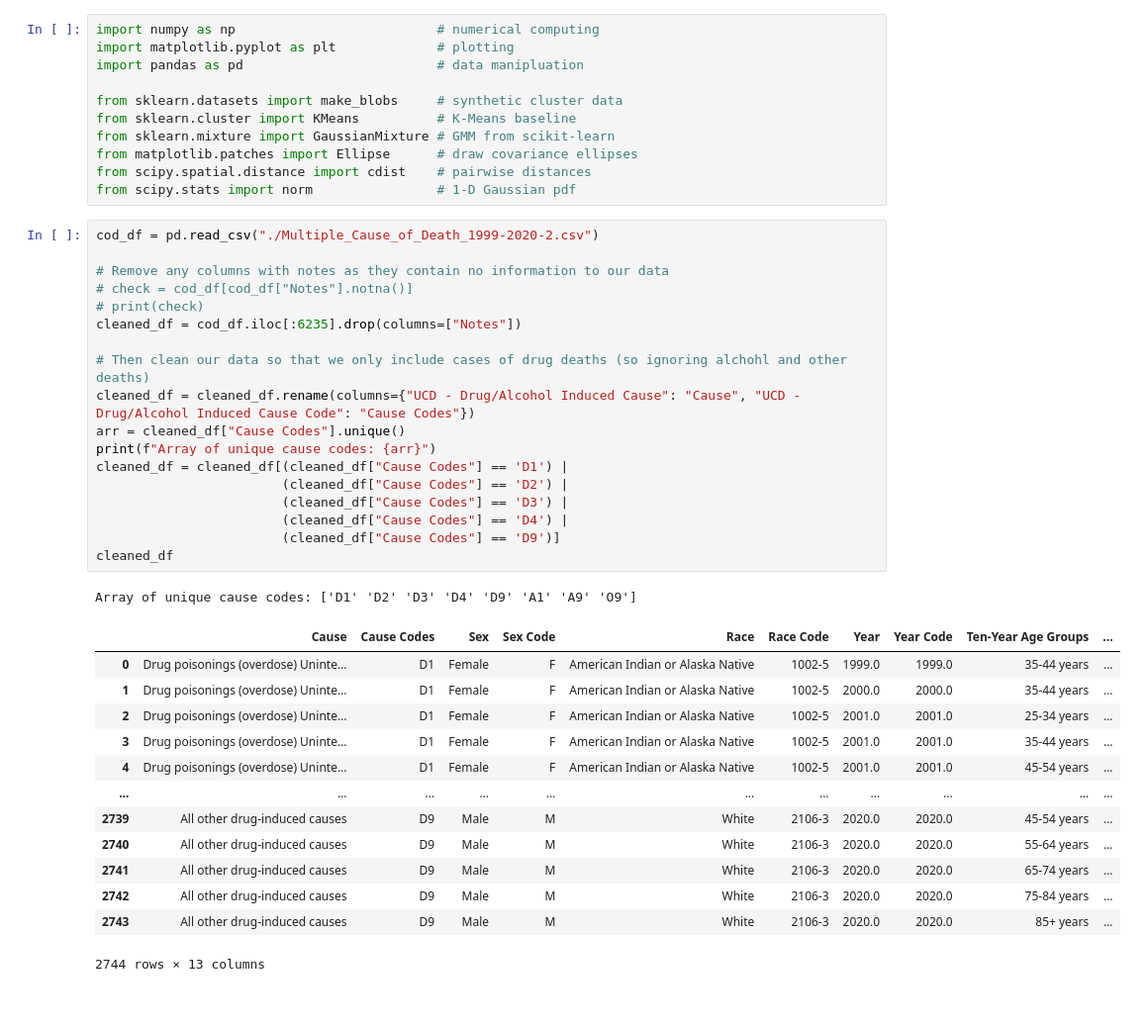
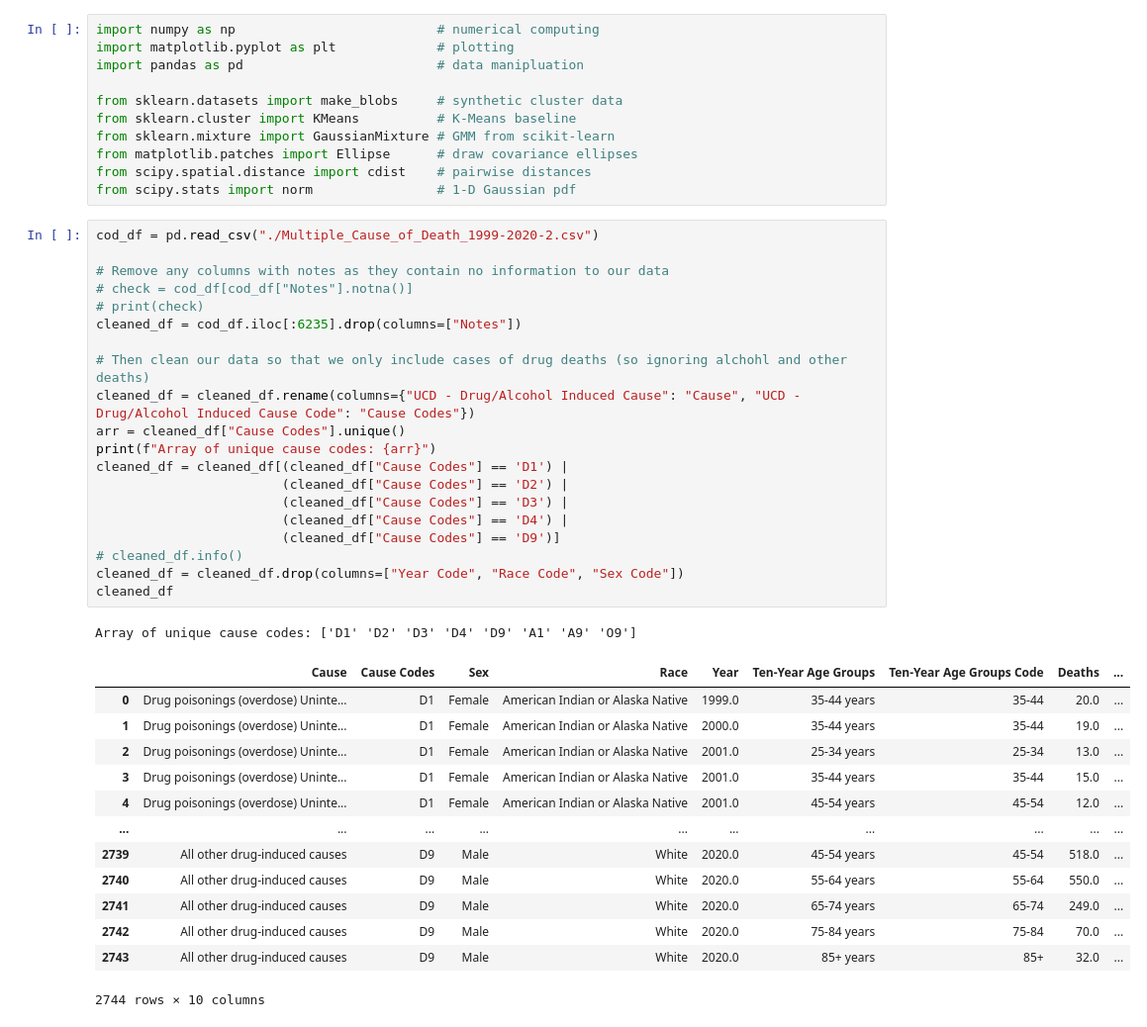
Before and after one commit to Merricko24/Adv-Data-Science-Overdose-Project, a Jupyter notebook: ProjectNotebook.ipynb, the cells around one changed output. Shown at 99% size. Cells and saved outputs as stored; diff of their text form.

```diff
--- a/ProjectNotebook.ipynb
+++ b/ProjectNotebook.ipynb
@@ -12,33 +12,35 @@ from scipy.stats import norm                # 1-D Gaussian pdf
 # %%
 cod_df = pd.read_csv("./Multiple_Cause_of_Death_1999-2020-2.csv")
 
 # Remove any columns with notes as they contain no information to our data
 # check = cod_df[cod_df["Notes"].notna()]
 # print(check)
 cleaned_df = cod_df.iloc[:6235].drop(columns=["Notes"])
 
 # Then clean our data so that we only include cases of drug deaths (so ignoring alchohl and other deaths)
 cleaned_df = cleaned_df.rename(columns={"UCD - Drug/Alcohol Induced Cause": "Cause", "UCD - Drug/Alcohol Induced Cause Code": "Cause Codes"})
 arr = cleaned_df["Cause Codes"].unique()
 print(f"Array of unique cause codes: {arr}")
 cleaned_df = cleaned_df[(cleaned_df["Cause Codes"] == 'D1') |
                         (cleaned_df["Cause Codes"] == 'D2') |
                         (cleaned_df["Cause Codes"] == 'D3') |
                         (cleaned_df["Cause Codes"] == 'D4') |
                         (cleaned_df["Cause Codes"] == 'D9')]
+# cleaned_df.info()
+cleaned_df = cleaned_df.drop(columns=["Year Code", "Race Code", "Sex Code"])
 cleaned_df
 # %% [output]
 Array of unique cause codes: ['D1' 'D2' 'D3' 'D4' 'D9' 'A1' 'A9' 'O9']
-|  | Cause | Cause Codes | Sex | Sex Code | Race | Race Code | Year | Year Code | Ten-Year Age Groups | ... |
-| 0 | Drug poisonings (overdose) Uninte... | D1 | Female | F | American Indian or Alaska Native | 1002-5 | 1999.0 | 1999.0 | 35-44 years | ... |
-| 1 | Drug poisonings (overdose) Uninte... | D1 | Female | F | American Indian or Alaska Native | 1002-5 | 2000.0 | 2000.0 | 35-44 years | ... |
-| 2 | Drug poisonings (overdose) Uninte... | D1 | Female | F | American Indian or Alaska Native | 1002-5 | 2001.0 | 2001.0 | 25-34 years | ... |
-| 3 | Drug poisonings (overdose) Uninte... | D1 | Female | F | American Indian or Alaska Native | 1002-5 | 2001.0 | 2001.0 | 35-44 years | ... |
-| 4 | Drug poisonings (overdose) Uninte... | D1 | Female | F | American Indian or Alaska Native | 1002-5 | 2001.0 | 2001.0 | 45-54 years | ... |
-| ... | ... | ... | ... | ... | ... | ... | ... | ... | ... | ... |
-| 2739 | All other drug-induced causes | D9 | Male | M | White | 2106-3 | 2020.0 | 2020.0 | 45-54 years | ... |
-| 2740 | All other drug-induced causes | D9 | Male | M | White | 2106-3 | 2020.0 | 2020.0 | 55-64 years | ... |
-| 2741 | All other drug-induced causes | D9 | Male | M | White | 2106-3 | 2020.0 | 2020.0 | 65-74 years | ... |
-| 2742 | All other drug-induced causes | D9 | Male | M | White | 2106-3 | 2020.0 | 2020.0 | 75-84 years | ... |
-| 2743 | All other drug-induced causes | D9 | Male | M | White | 2106-3 | 2020.0 | 2020.0 | 85+ years | ... |
+|  | Cause | Cause Codes | Sex | Race | Year | Ten-Year Age Groups | Ten-Year Age Groups Code | Deaths | ... |
+| 0 | Drug poisonings (overdose) Uninte... | D1 | Female | American Indian or Alaska Native | 1999.0 | 35-44 years | 35-44 | 20.0 | ... |
+| 1 | Drug poisonings (overdose) Uninte... | D1 | Female | American Indian or Alaska Native | 2000.0 | 35-44 years | 35-44 | 19.0 | ... |
+| 2 | Drug poisonings (overdose) Uninte... | D1 | Female | American Indian or Alaska Native | 2001.0 | 25-34 years | 25-34 | 13.0 | ... |
+| 3 | Drug poisonings (overdose) Uninte... | D1 | Female | American Indian or Alaska Native | 2001.0 | 35-44 years | 35-44 | 15.0 | ... |
+| 4 | Drug poisonings (overdose) Uninte... | D1 | Female | American Indian or Alaska Native | 2001.0 | 45-54 years | 45-54 | 12.0 | ... |
+| ... | ... | ... | ... | ... | ... | ... | ... | ... | ... |
+| 2739 | All other drug-induced causes | D9 | Male | White | 2020.0 | 45-54 years | 45-54 | 518.0 | ... |
+| 2740 | All other drug-induced causes | D9 | Male | White | 2020.0 | 55-64 years | 55-64 | 550.0 | ... |
+| 2741 | All other drug-induced causes | D9 | Male | White | 2020.0 | 65-74 years | 65-74 | 249.0 | ... |
+| 2742 | All other drug-induced causes | D9 | Male | White | 2020.0 | 75-84 years | 75-84 | 70.0 | ... |
+| 2743 | All other drug-induced causes | D9 | Male | White | 2020.0 | 85+ years | 85+ | 32.0 | ... |
-2744 rows × 13 columns
+2744 rows × 10 columns
```
Also changed, not shown: parts of 1 cell of this notebook.
